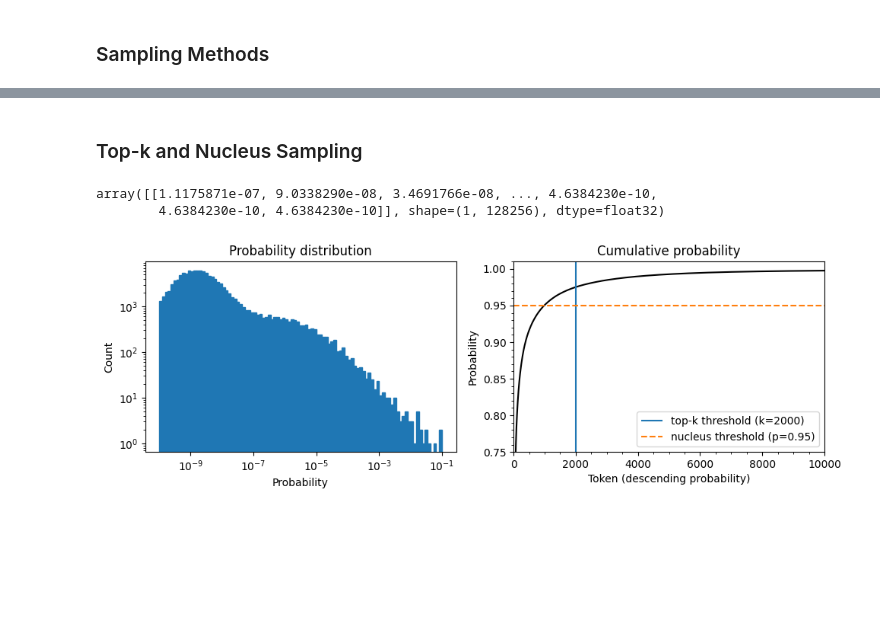
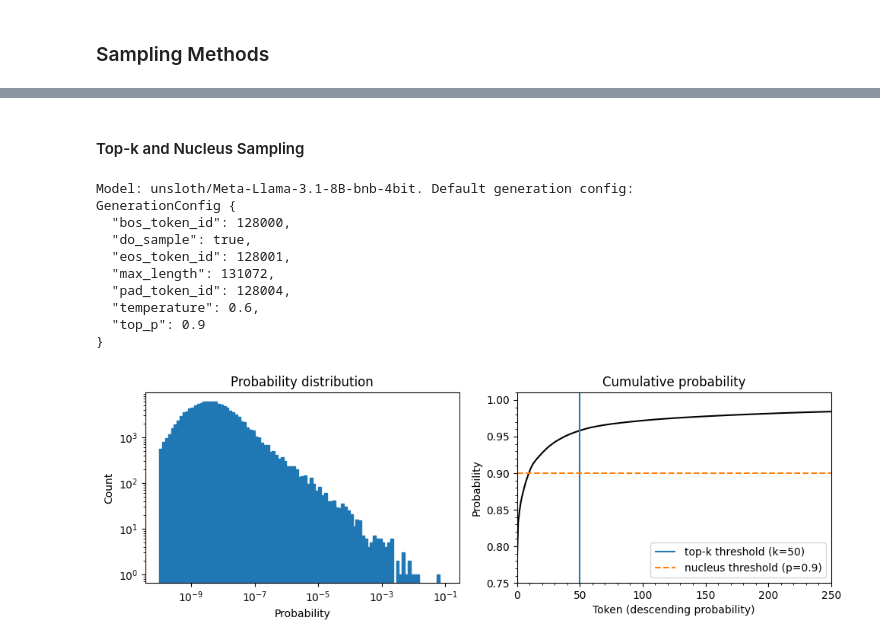
Before and after one commit to swhite-10/mn5162, a Jupyter notebook: section2/mn5162_etivity2_13159178.ipynb, the cells around one changed output, grey strips where cells are left out. Drawn from its saved outputs; the diff is of its cells as text; code cells hidden in the pictures; blank space fills up the shorter version.

```diff
--- a/section2/mn5162_etivity2_13159178.ipynb
+++ b/section2/mn5162_etivity2_13159178.ipynb
@@ -13,2 +21,4 @@ from collections import OrderedDict
 # %%
 pd.set_option('display.max_colwidth', None)
+# %%
+MAX_NEW_TOKENS = 1024
@@ -28,0 +68,5 @@ input_txt
+# %%
+prompts = [
+    "The Implications of Recent Developments in Artificial Intelligence.",
+    "The recent advancements in artificial intelligence (AI) have "
+]
@@ -31,13 +117,3 @@ input_txt
 # %%
 models = OrderedDict()
 model_paths = ["openai-community/gpt2", "Qwen/Qwen2.5-1.5B", "unsloth/Meta-Llama-3.1-8B-bnb-4bit"]
-# %%
-for path in model_paths:
-    print(f"Loading: {path}")
-    tokenizer = AutoTokenizer.from_pretrained(path)
-    model = AutoModelForCausalLM.from_pretrained(
-        path,
-        device_map=device
-    )
-
-    models[path] = {"tokenizer": tokenizer, "model": model}
@@ -65,7 +176,7 @@ print(cuda_report())
 # %%
-test_txt = 'Artificial intelligence has'
-n_steps = 8
-choices_per_step = 8
+test_txt = 'Advancements in AI have'
+n_steps = 5
+choices_per_step = 5
 
 for model_name, bundle in models.items():
     print(f"Model: {model_name}")
@@ -387,42 +669,49 @@ Generate time: 47.35
 # %% [markdown]
-### Top-k and Nucleus Sampling
+#### Top-k and Nucleus Sampling
 # %%
 with torch.no_grad():
+    print(f"Model: {model_name}. Default generation config:\n{model.generation_config}")
     output = model(input_ids=input_ids)
     next_token_logits = output.logits[:, -1, :]
     probs = torch.nn.functional.softmax(next_token_logits, dim=-1).detach().float().cpu().numpy()
+# %% [output]
+Model: unsloth/Meta-Llama-3.1-8B-bnb-4bit. Default generation config:
+GenerationConfig {
+  "bos_token_id": 128000,
+  "do_sample": true,
+  "eos_token_id": 128001,
+  "max_length": 131072,
+  "pad_token_id": 128004,
+  "temperature": 0.6,
+  "top_p": 0.9
+}
-# %%
-probs
-# %% [output]
-array([[1.1175871e-07, 9.0338290e-08, 3.4691766e-08, ..., 4.6384230e-10,
-        4.6384230e-10, 4.6384230e-10]], shape=(1, 128256), dtype=float32)
 # %%
 fig, axes = plt.subplots(1, 2, figsize=(10, 3.5))
 
 axes[0].hist(probs[0], bins=np.logspace(-10, -1, 100), color="C0", edgecolor="C0")
 axes[0].set_xscale("log")
 axes[0].set_yscale("log")
 axes[0].set_title("Probability distribution")
 axes[0].set_xlabel("Probability")
 axes[0].set_ylabel("Count")
 #axes[0].grid(which="major")
 
 axes[1].plot(np.cumsum(np.sort(probs[0])[::-1]), color="black")
-axes[1].set_xlim([0, 10000])
+axes[1].set_xlim([0, 250])
 axes[1].set_ylim([0.75, 1.01])
 axes[1].set_title("Cumulative probability")
 axes[1].set_ylabel("Probability")
 axes[1].set_xlabel("Token (descending probability)")
 #axes[1].grid(which="major")
 axes[1].minorticks_on()
 #axes[1].grid(which='minor', linewidth='0.5')
-top_k_label = 'top-k threshold (k=2000)'
-top_p_label = 'nucleus threshold (p=0.95)'
-axes[1].vlines(x=2000, ymin=0, ymax=2, color='C0', label=top_k_label)
-axes[1].hlines(y=0.95, xmin=0, xmax=10000, color='C1', label=top_p_label, linestyle='--')
+top_k_label = 'top-k threshold (k=50)'
+top_p_label = 'nucleus threshold (p=0.9)'
+axes[1].vlines(x=50, ymin=0, ymax=2, color='C0', label=top_k_label)
+axes[1].hlines(y=0.9, xmin=0, xmax=250, color='C1', label=top_p_label, linestyle='--')
 axes[1].legend(loc='lower right')
 plt.tight_layout()
 # %% [output]
-[figure, old version]
+[figure, new version]
 # %%
 for model_name, bundle in models.items():
```
Also changed, not shown: parts of 46 cells of this notebook, 1 other file.
